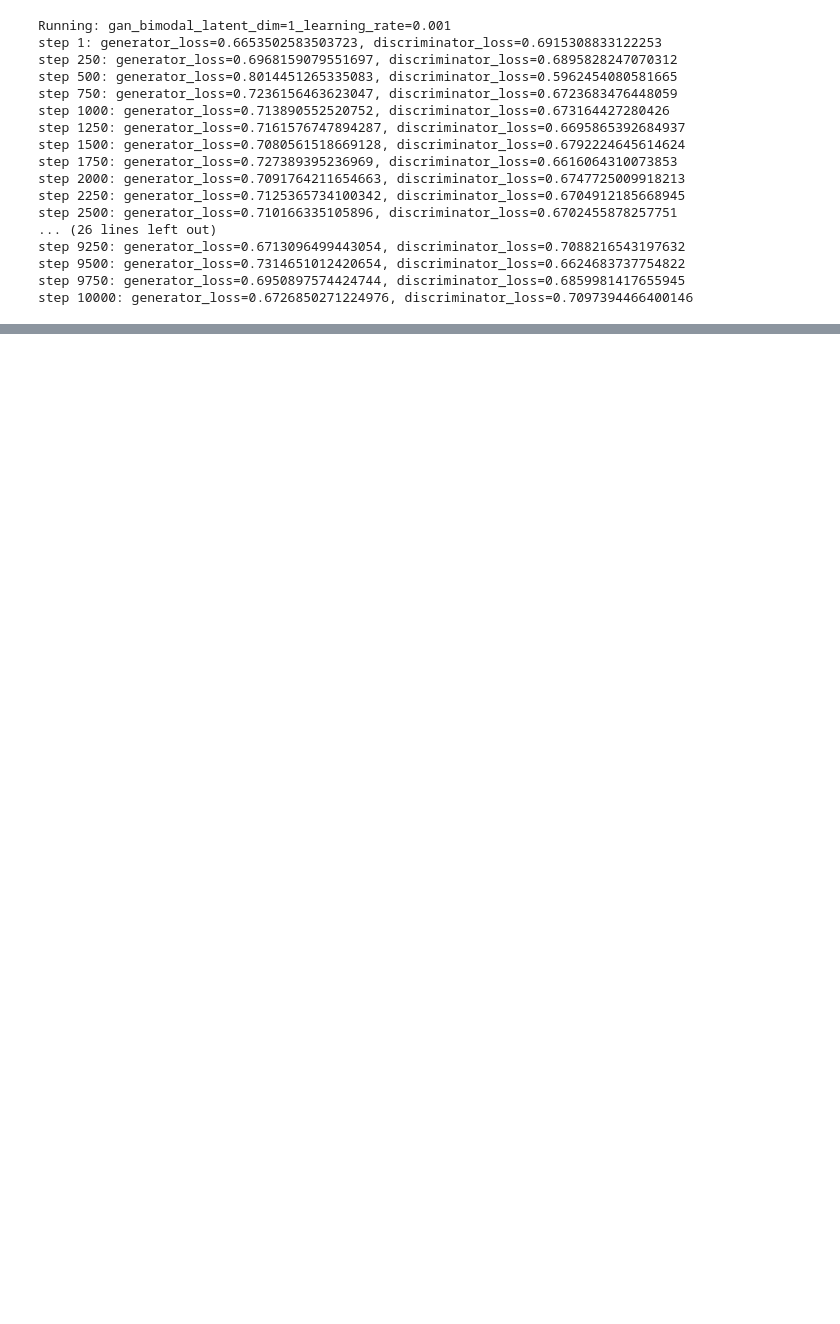
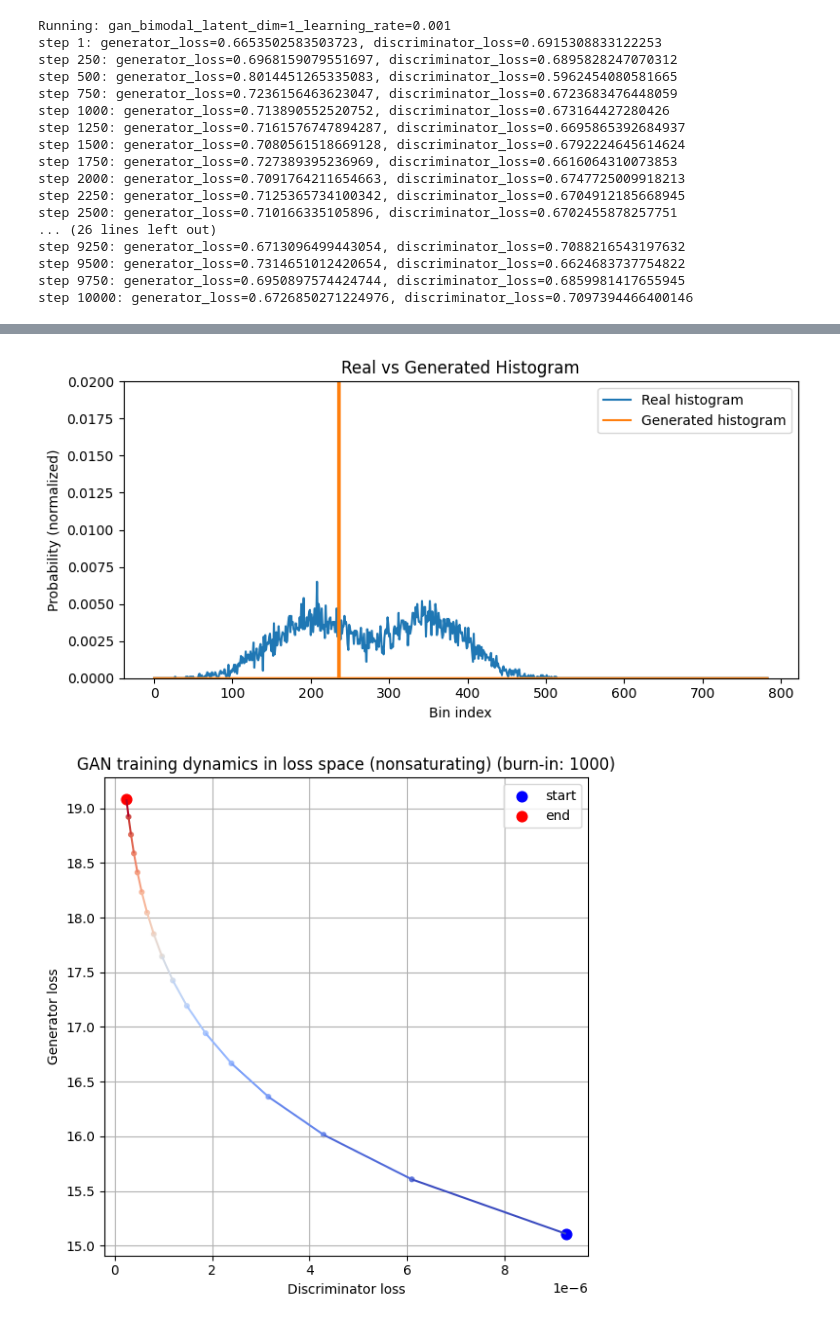
Before and after one commit to callum-lawson/egt-lab, a Jupyter notebook: experiments/gan/gan_collapse.ipynb, the cells around one changed output, grey strips where cells are left out. Cells and saved outputs as stored; diff of their text form; code cells hidden in the pictures; blank space fills up the shorter version.

```diff
--- a/experiments/gan/gan_collapse.ipynb
+++ b/experiments/gan/gan_collapse.ipynb
@@ -962,0 +994,4 @@ plot_gan_loss_trajectory_from_checkpoints(
+# %%
+one_highlr_config = replace(config, learning_rate=1e-2)
+one_highlr_optimizer = one_highlr_config.make_optimizer()
+one_highlr_key = one_highlr_config.make_key()
@@ -962,0 +1025,17 @@ plot_gan_loss_trajectory_from_checkpoints(
+# %%
+plot_real_vs_generated_histogram_from_last_checkpoint(
+    train_data,
+    optimizer=one_highlr_config.make_optimizer(),
+    config=one_highlr_config,
+    y_max=0.02,
+)
+
+plot_gan_loss_trajectory_from_checkpoints(
+    train_data,
+    optimizer=one_highlr_config.make_optimizer(),
+    config=one_highlr_config,
+    burn_in_steps=1_000,
+)
+# %% [output]
+[figure, added]
+[figure, added]
```
Also changed, not shown: parts of 24 cells of this notebook.
